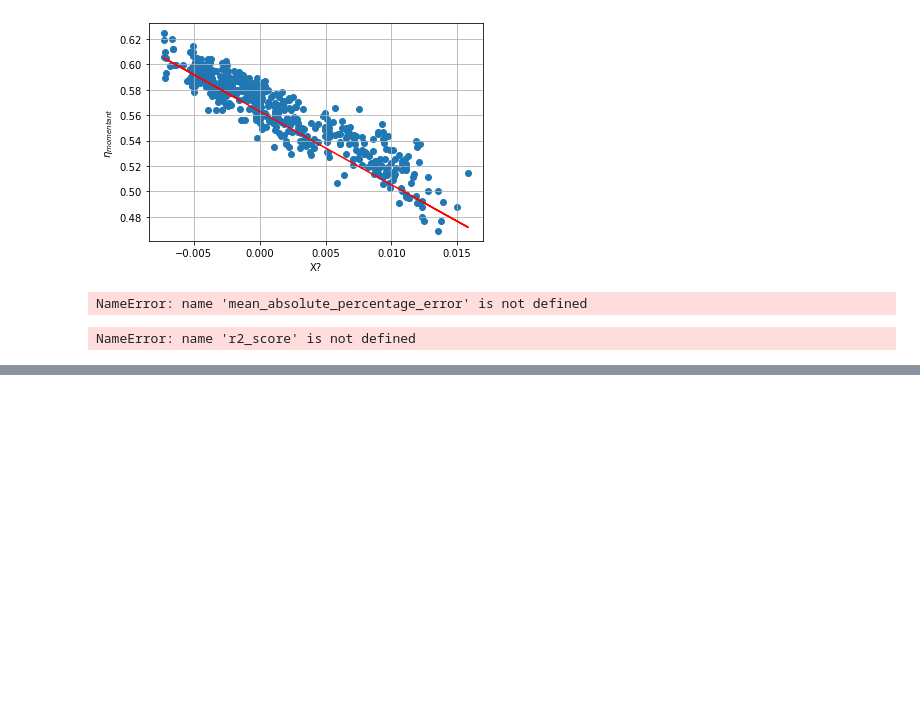
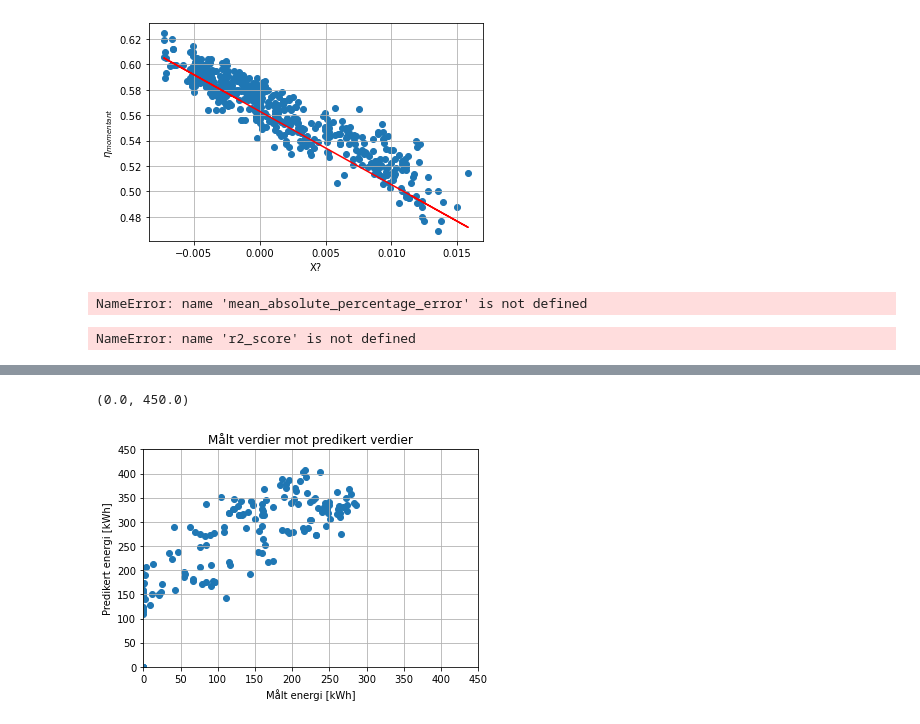
Before and after one commit to stianteien/FYS375-Solcelle, a Jupyter notebook: Databehandling.ipynb, the cells around one changed output, grey strips where cells are left out. Saved outputs shown, nothing was run; the diff lists cells and outputs as text; code cells hidden in the pictures; blank space fills up the shorter version.

Commit message:
predikert mot målt

```diff
--- a/Databehandling.ipynb
+++ b/Databehandling.ipynb
@@ -280,0 +285,5 @@ NameError: name 'r2_score' is not defined
+# %%
+data.Time = pd.to_datetime(data.Time)
+data.index = data.Time
+data = data.drop(columns=["Time"])
+data
@@ -280,0 +305,2 @@ NameError: name 'r2_score' is not defined
+# %%
+data["energi [kWh]"] = data["Mass flow (g/s)"] * 4.183 * (data["Outlet Temperature (C)"] - data["Inlet Temperature (C)"]) * (1/60) *1e-3
@@ -280,0 +313,14 @@ NameError: name 'r2_score' is not defined
+# %%
+Fr = 0.69718706
+Ul = -8.26780434
+tau = 0.85
+alpha = 0.95
+areal = 67.2
+#data["pred eta"] = Fr * (tau * alpha) - Fr * Ul * (data["Inlet Temperature (C)"] -data["Ambient Temperature (C)"])/ data["Irradiance (W/m2)"]
+#data["eta"] = (data["Mass flow (g/s)"] * 4.183 * (data["Outlet Temperature (C)"] - data["Inlet Temperature (C)"]))/( data["Irradiance (W/m2)"]*areal)
+
+data["pred Q [W]"] = Fr * (tau * alpha) * data["Irradience (W/m2)"] * areal - Fr * Ul * (data["Inlet Temperature (C)"] -data["Ambient Temperature (C)"]) * areal
+data["pred energi [kWh]"] = data["pred Q [W]"] * (1/60) * 1e-3
+# %%
+data_per_dag = data.resample("1D").sum()
+data_per_dag[["energi [kWh]", "pred energi [kWh]"]]
@@ -280,0 +342,11 @@ NameError: name 'r2_score' is not defined
+# %%
+plt.scatter(data_per_dag["energi [kWh]"], data_per_dag["pred energi [kWh]"])
+plt.xlabel("Målt energi [kWh]")
+plt.ylabel("Predikert energi [kWh]")
+plt.title("Målt verdier mot predikert verdier")
+plt.grid()
+plt.ylim(0,450)
+plt.xlim(0,450)
+# %% [output]
+(0.0, 450.0)
+[figure, added]
```
Also changed, not shown: parts of 7 cells of this notebook.
